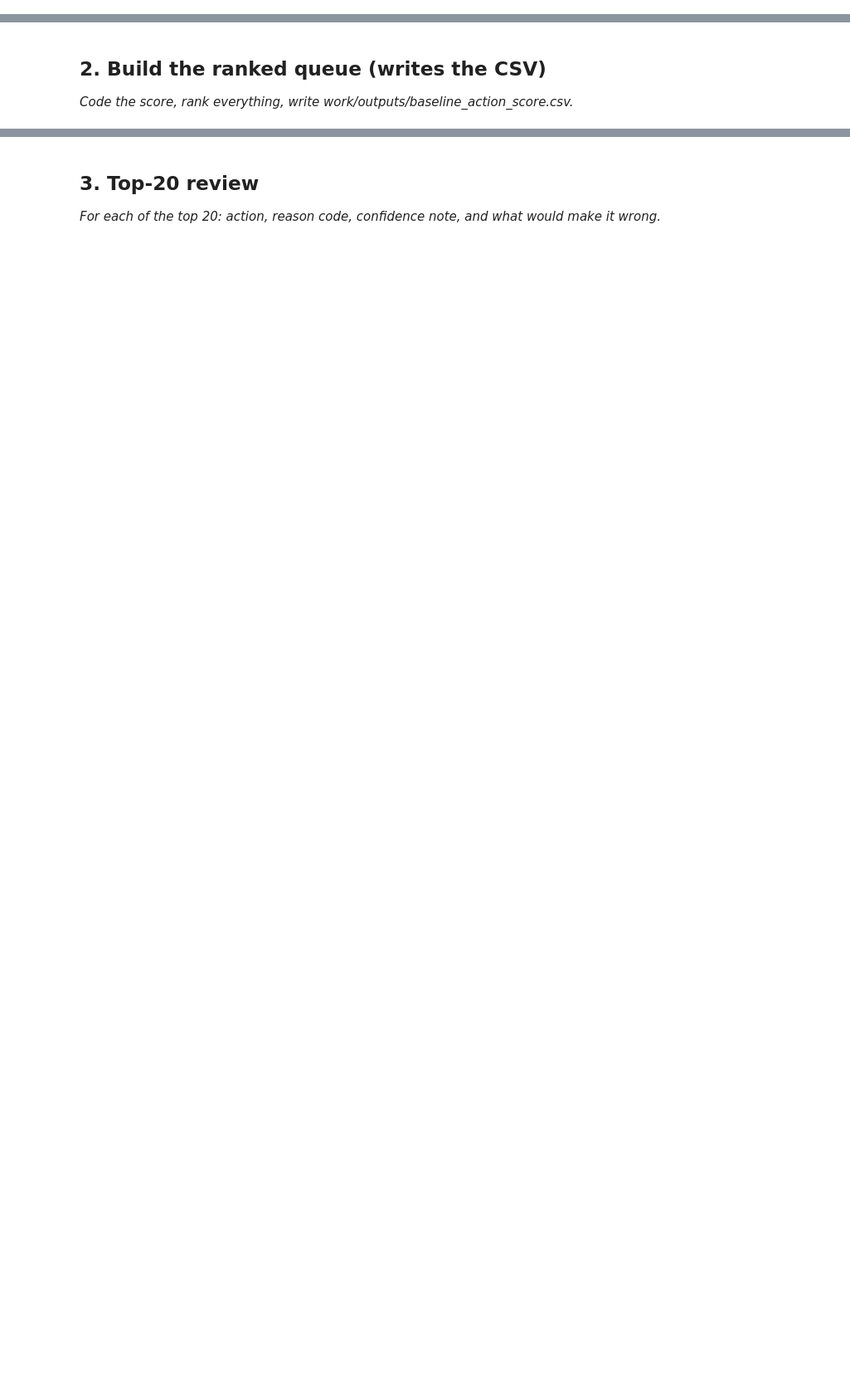
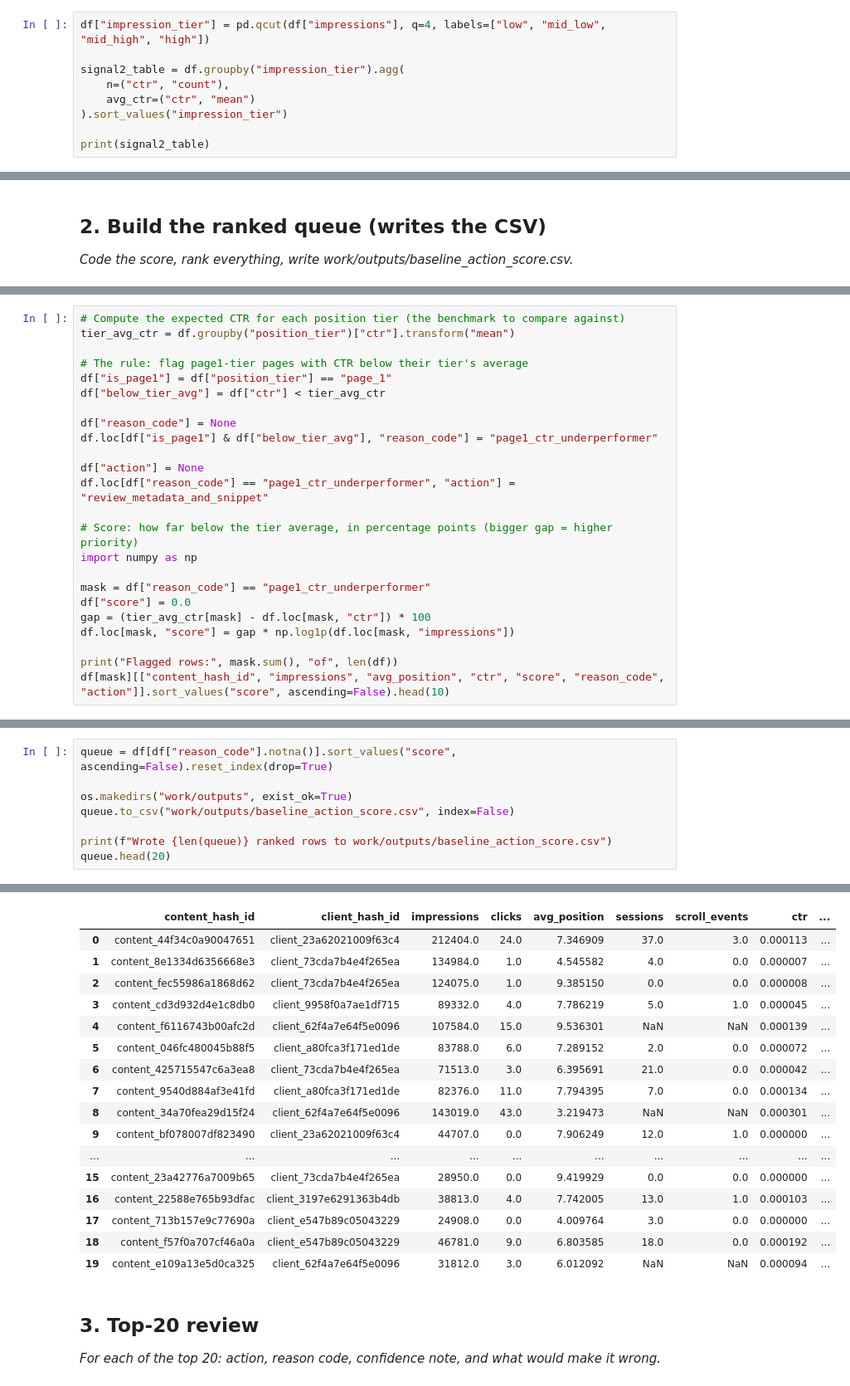
Before and after one commit to datdigitaladdict/flyrank-ml-internship, a Jupyter notebook: work/notebooks/w04_baseline_score.ipynb, the cells around one changed output, grey strips where cells are left out. Shown at 83% size. Cells and saved outputs as stored; diff of their text form; blank space fills up the shorter version.

```diff
--- a/work/notebooks/w04_baseline_score.ipynb
+++ b/work/notebooks/w04_baseline_score.ipynb
@@ -15,0 +112,9 @@ This skeleton is yours to fill. Work the sections **in order** — each one has
+# %%
+df["impression_tier"] = pd.qcut(df["impressions"], q=4, labels=["low", "mid_low", "mid_high", "high"])
+
+signal2_table = df.groupby("impression_tier").agg(
+    n=("ctr", "count"),
+    avg_ctr=("ctr", "mean")
+).sort_values("impression_tier")
+
+print(signal2_table)
@@ -22,0 +144,24 @@ This skeleton is yours to fill. Work the sections **in order** — each one has
+# %%
+# Compute the expected CTR for each position tier (the benchmark to compare against)
+tier_avg_ctr = df.groupby("position_tier")["ctr"].transform("mean")
+
+# The rule: flag page1-tier pages with CTR below their tier's average
+df["is_page1"] = df["position_tier"] == "page_1"
+df["below_tier_avg"] = df["ctr"] < tier_avg_ctr
+
+df["reason_code"] = None
+df.loc[df["is_page1"] & df["below_tier_avg"], "reason_code"] = "page1_ctr_underperformer"
+
+df["action"] = None
+df.loc[df["reason_code"] == "page1_ctr_underperformer", "action"] = "review_metadata_and_snippet"
+
+# Score: how far below the tier average, in percentage points (bigger gap = higher priority)
+import numpy as np
+
+mask = df["reason_code"] == "page1_ctr_underperformer"
+df["score"] = 0.0
+gap = (tier_avg_ctr[mask] - df.loc[mask, "ctr"]) * 100
+df.loc[mask, "score"] = gap * np.log1p(df.loc[mask, "impressions"])
+
+print("Flagged rows:", mask.sum(), "of", len(df))
+df[mask][["content_hash_id", "impressions", "avg_position", "ctr", "score", "reason_code", "action"]].sort_values("score", ascending=False).head(10)
@@ -22,0 +181,9 @@ This skeleton is yours to fill. Work the sections **in order** — each one has
+# %%
+queue = df[df["reason_code"].notna()].sort_values("score", ascending=False).reset_index(drop=True)
+
+os.makedirs("work/outputs", exist_ok=True)
+queue.to_csv("work/outputs/baseline_action_score.csv", index=False)
+
+print(f"Wrote {len(queue)} ranked rows to work/outputs/baseline_action_score.csv")
+queue.head(20)
+# %% [output]
@@ -23,3 +191,20 @@ This skeleton is yours to fill. Work the sections **in order** — each one has
+|  | content_hash_id | client_hash_id | impressions | clicks | avg_position | sessions | scroll_events | ctr | ... |
+| 0 | content_44f34c0a90047651 | client_23a62021009f63c4 | 212404.0 | 24.0 | 7.346909 | 37.0 | 3.0 | 0.000113 | ... |
+| 1 | content_8e1334d6356668e3 | client_73cda7b4e4f265ea | 134984.0 | 1.0 | 4.545582 | 4.0 | 0.0 | 0.000007 | ... |
+| 2 | content_fec55986a1868d62 | client_73cda7b4e4f265ea | 124075.0 | 1.0 | 9.385150 | 0.0 | 0.0 | 0.000008 | ... |
+| 3 | content_cd3d932d4e1c8db0 | client_9958f0a7ae1df715 | 89332.0 | 4.0 | 7.786219 | 5.0 | 1.0 | 0.000045 | ... |
+| 4 | content_f6116743b00afc2d | client_62f4a7e64f5e0096 | 107584.0 | 15.0 | 9.536301 | NaN | NaN | 0.000139 | ... |
+| 5 | content_046fc480045b88f5 | client_a80fca3f171ed1de | 83788.0 | 6.0 | 7.289152 | 2.0 | 0.0 | 0.000072 | ... |
+| 6 | content_425715547c6a3ea8 | client_73cda7b4e4f265ea | 71513.0 | 3.0 | 6.395691 | 21.0 | 0.0 | 0.000042 | ... |
+| 7 | content_9540d884af3e41fd | client_a80fca3f171ed1de | 82376.0 | 11.0 | 7.794395 | 7.0 | 0.0 | 0.000134 | ... |
+| 8 | content_34a70fea29d15f24 | client_62f4a7e64f5e0096 | 143019.0 | 43.0 | 3.219473 | NaN | NaN | 0.000301 | ... |
+| 9 | content_bf078007df823490 | client_23a62021009f63c4 | 44707.0 | 0.0 | 7.906249 | 12.0 | 1.0 | 0.000000 | ... |
+| ... | ... | ... | ... | ... | ... | ... | ... | ... | ... |
+| 15 | content_23a42776a7009b65 | client_73cda7b4e4f265ea | 28950.0 | 0.0 | 9.419929 | 0.0 | 0.0 | 0.000000 | ... |
+| 16 | content_22588e765b93dfac | client_3197e6291363b4db | 38813.0 | 4.0 | 7.742005 | 13.0 | 1.0 | 0.000103 | ... |
+| 17 | content_713b157e9c77690a | client_e547b89c05043229 | 24908.0 | 0.0 | 4.009764 | 3.0 | 0.0 | 0.000000 | ... |
+| 18 | content_f57f0a707cf46a0a | client_e547b89c05043229 | 46781.0 | 9.0 | 6.803585 | 18.0 | 0.0 | 0.000192 | ... |
+| 19 | content_e109a13e5d0ca325 | client_62f4a7e64f5e0096 | 31812.0 | 3.0 | 6.012092 | NaN | NaN | 0.000094 | ... |
 # %% [markdown]
 ## 3. Top-20 review
 
```
Also changed, not shown: parts of 14 cells of this notebook.
